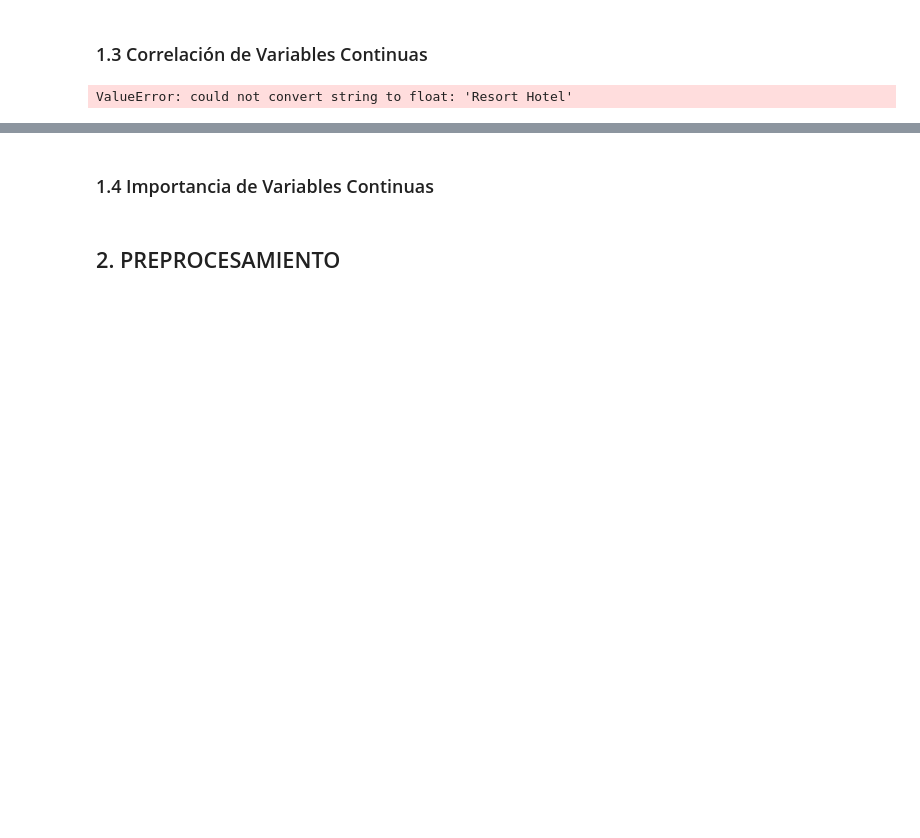
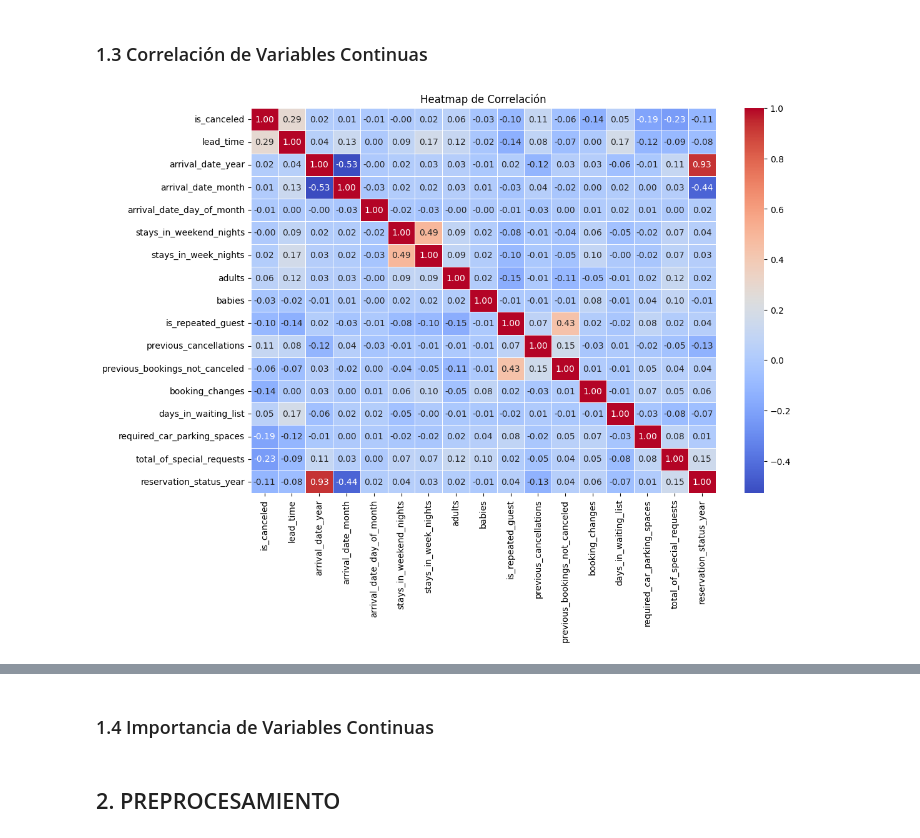
Before and after one commit to josevig/Hito2_DISIA, a Jupyter notebook: LibretaHito2.ipynb, the cells around one changed output, grey strips where cells are left out. Saved outputs shown, nothing was run; the diff lists cells and outputs as text; code cells hidden in the pictures; blank space fills up the shorter version.

Commit message:
Solucionar error gráficas

```diff
--- a/LibretaHito2.ipynb
+++ b/LibretaHito2.ipynb
@@ -307,16 +339,19 @@ Passing `palette` without assigning `hue` is deprecated and will be removed in v
 # %% [markdown]
 ### 1.3 Correlación de Variables Continuas
 # %%
-corr_matrix = X.corr()
+
+numerical_cols = X.select_dtypes(include=["int64", "float64"]).columns
+
+# Calcular la matriz de correlación
+corr_matrix = X[numerical_cols].corr()
 
 # Graficar el heatmap de correlación
 plt.figure(figsize=(12, 8))
 sns.heatmap(corr_matrix, annot=True, cmap="coolwarm", fmt=".2f", linewidths=0.5)
-
-plt.title("Mapa de Correlación", size=15, weight="bold", color="#76448A")
+plt.title("Heatmap de Correlación")
 plt.show()
 # %% [output]
-ValueError: could not convert string to float: 'Resort Hotel'
+[figure, added]
 # %%
 mask = (corr_matrix.abs() <= 0.5)
 
```
Also changed, not shown: parts of 5 cells of this notebook.
